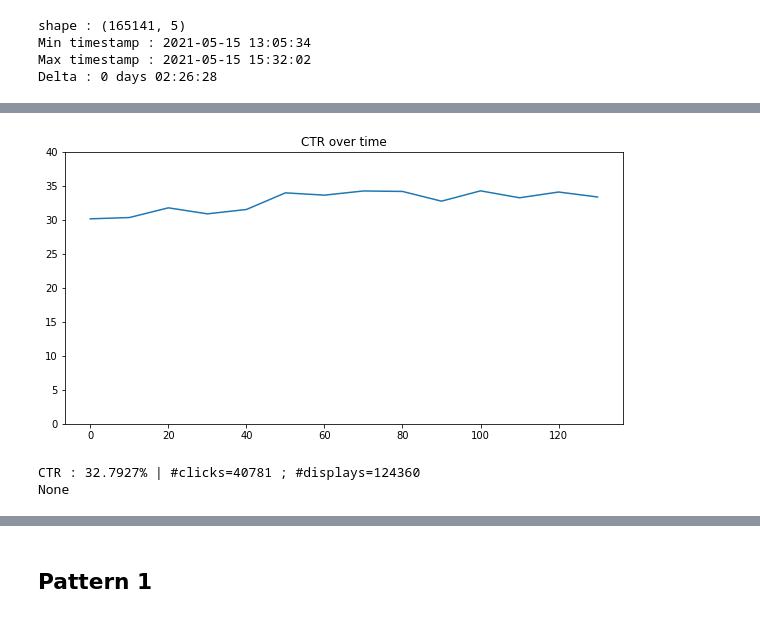
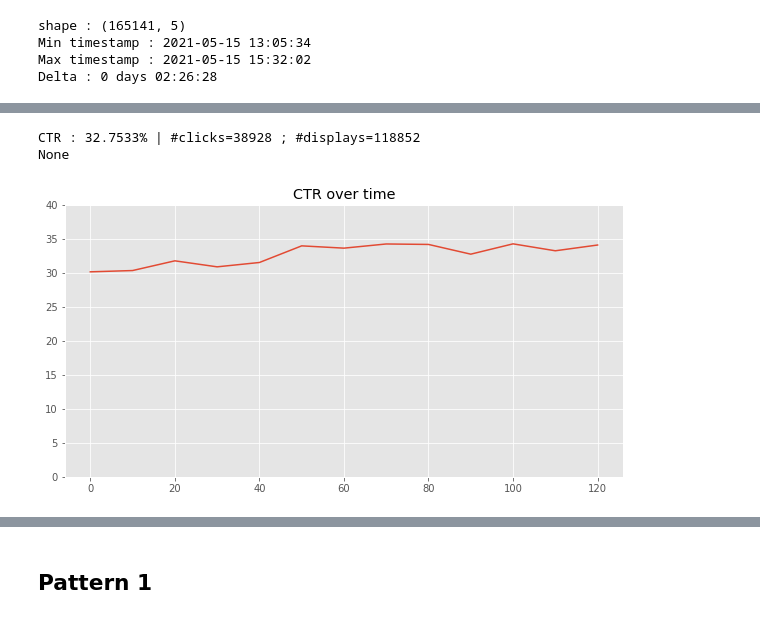
Before and after one commit to vesran/AdFraud-detector, a Jupyter notebook: analysis/Analysis.ipynb, the cells around one changed output, grey strips where cells are left out. Drawn from its saved outputs; the diff is of its cells as text; code cells hidden in the pictures.

```diff
--- a/analysis/Analysis.ipynb
+++ b/analysis/Analysis.ipynb
@@ -8,3 +22,5 @@ from datetime import timedelta
 
 import os
 import json
+
+plt.style.use('ggplot')
@@ -65,6 +78,7 @@ while start_time < max_time:
     start_time += delta
     end_time += delta
 df['time_bucket'] = df.timestamp.apply(lambda x: np.digitize((x-min_time).total_seconds(), bins))
+df = df[df['time_bucket'] != df.time_bucket.max()].copy()
 # %%
 def CTR(df, returned=False, silent=False, meta=False):
     num_clicks = (df['eventType'] == 'click').sum()
@@ -74,40 +88,38 @@ def CTR(df, returned=False, silent=False, meta=False):
         print(f'CTR : {ctr}% | #clicks={num_clicks} ; #displays={num_displays}')
     if meta:
         return ctr, num_clicks, num_displays
     if returned:
         return ctr
 
 
 def CTR_by_window(df, window_size, plot=True):
     delta = timedelta(minutes=window_size)
     start_time = df.timestamp.min()
     end_time = start_time + delta
     max_time = df.timestamp.max()
     ctrs, clicks, displays =  [], [], []
     while end_time < max_time:
         chunk_df = df[(df.timestamp < end_time) & (df.timestamp > start_time)]
         ctr, num_clicks, num_displays = CTR(chunk_df, returned=True, silent=True, meta=True)
         start_time += delta
         end_time += delta
         ctrs.append(ctr)
         clicks.append(num_clicks)
         displays.append(num_displays)
     if plot:
         _, ax = plt.subplots(1, 1, figsize=(10, 5))
         ax.plot(range(0, len(ctrs)*window_size, window_size), ctrs)
         ax.set_ylim(0, 40)
         ax.set_title('CTR over time');
     else:
         return ctrs, clicks, displays
 
-CTR_by_window(df, 10)
+_ = print(CTR(df))
+CTR_by_window(df, 10);
 # %% [output]
+CTR : 32.7533% | #clicks=38928 ; #displays=118852
+None
-[figure, old version]
+[figure, new version]
-# %%
-print(CTR(df))
-# %% [output]
-CTR : 32.7927% | #clicks=40781 ; #displays=124360
-None
 # %%
 def plot_click_display(df):
     type_counts = df.groupby(['time_bucket', 'eventType']).count().reset_index()[['time_bucket', 'eventType', 'uid']].rename({'uid': 'count'}, axis=1)
```
Also changed, not shown: parts of 55 cells of this notebook.
